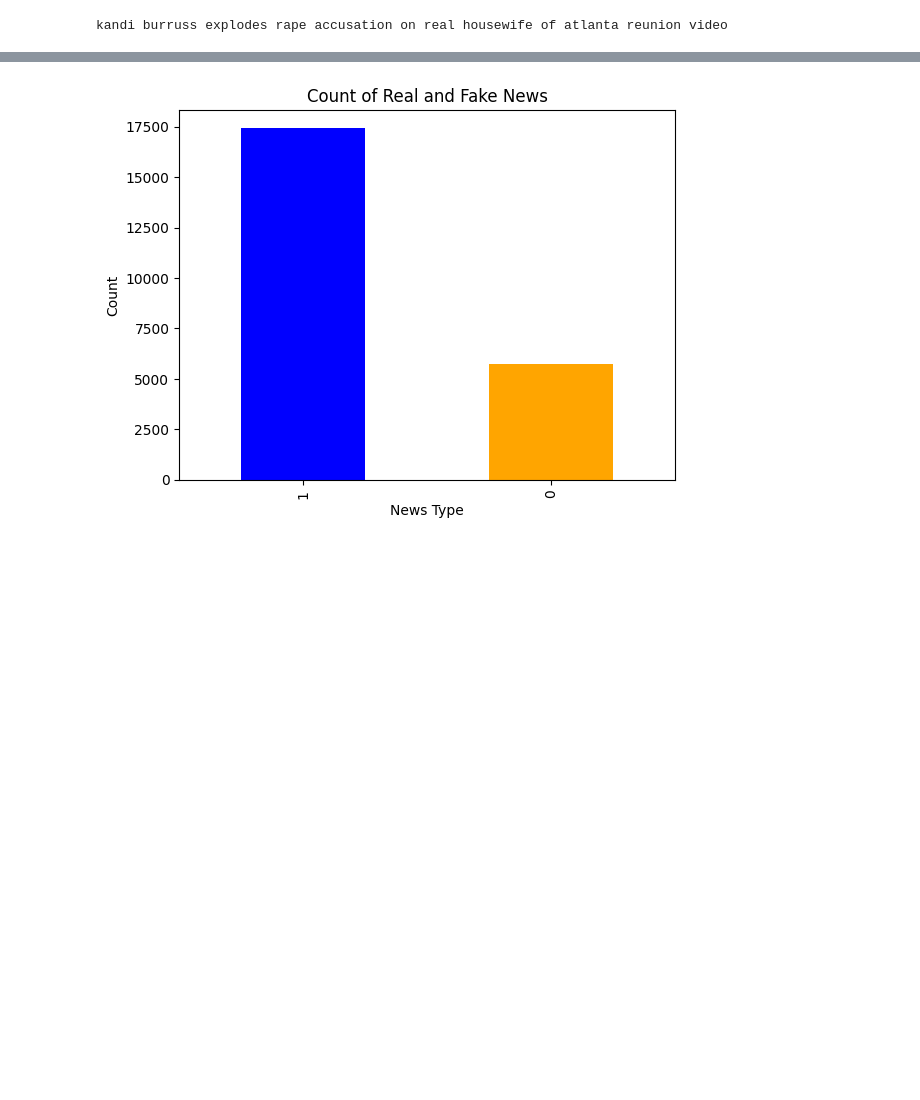
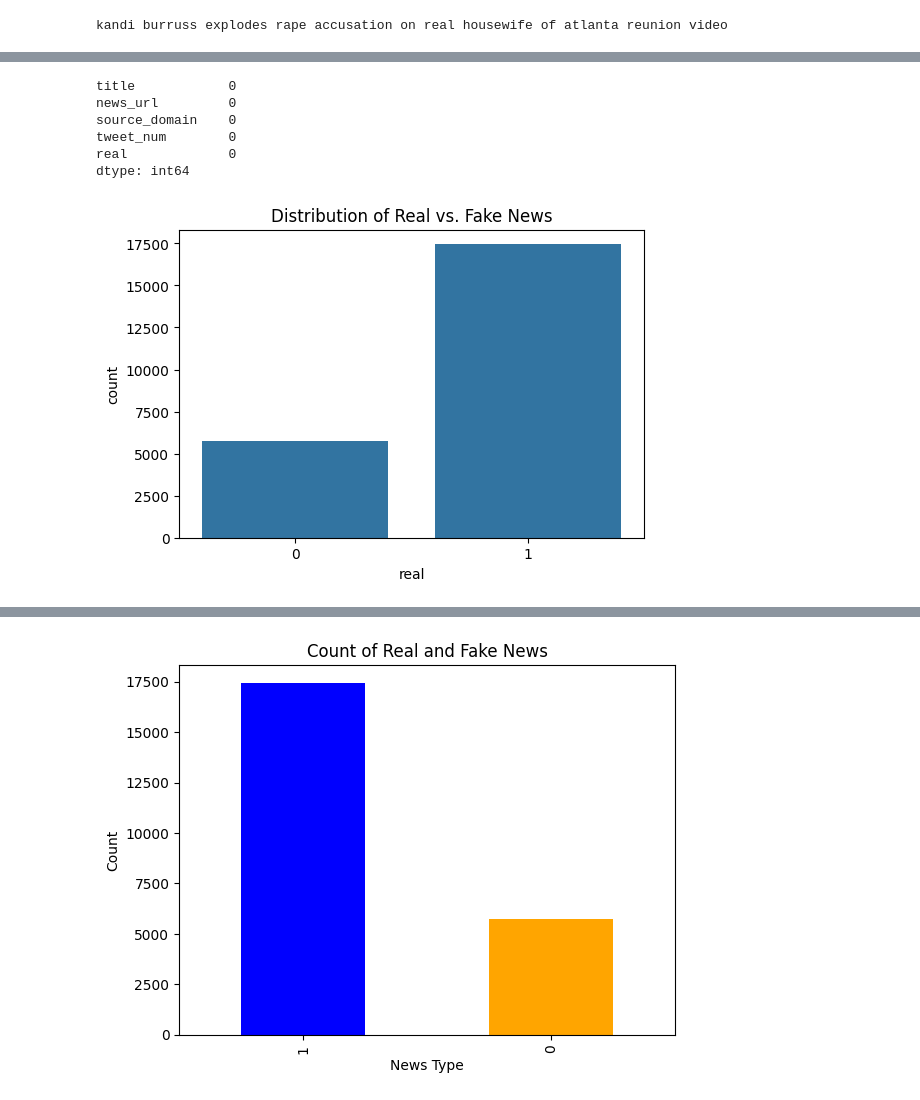
Before and after one commit to Sudheer-Kumar124/FakeNews_Detection, a Jupyter notebook: Modelling_Combined.ipynb, the cells around one changed output, grey strips where cells are left out. Saved outputs shown, nothing was run; the diff lists cells and outputs as text; code cells hidden in the pictures; blank space fills up the shorter version.

```diff
--- a/Modelling_Combined.ipynb
+++ b/Modelling_Combined.ipynb
@@ -211,0 +283,18 @@ df.head()
+# %%
+# Check for missing values
+print(df.isnull().sum())
+# %% [output]
+title            0
+news_url         0
+source_domain    0
+tweet_num        0
+real             0
+dtype: int64
+# %%
+# Target Variable Distribution
+plt.figure(figsize=(6, 4))
+sns.countplot(x='real', data=df)
+plt.title('Distribution of Real vs. Fake News')
+plt.show()
+# %% [output]
+[figure, added]
```
Also changed, not shown: parts of 44 cells of this notebook.
